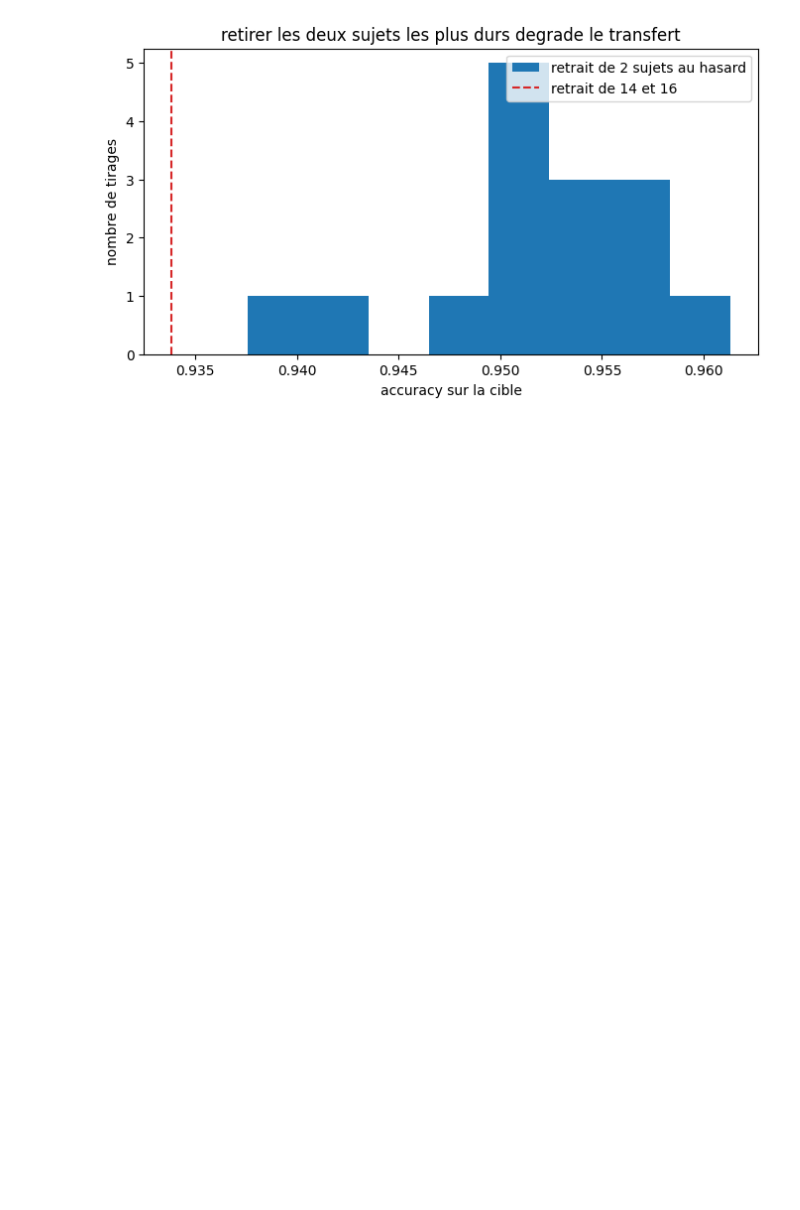
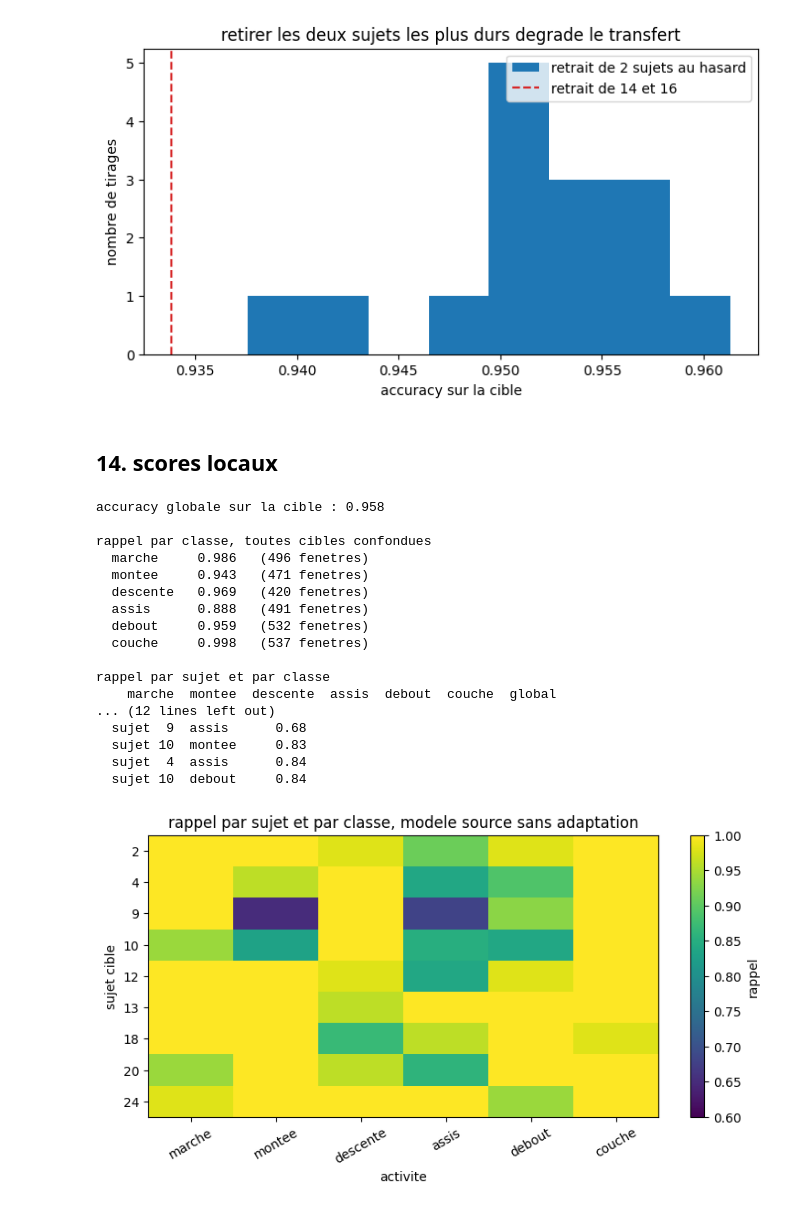
Before and after one commit to ArnaudG16/domain-adaptation-time-series, a Jupyter notebook: notebooks/har/classification_har.ipynb, the cells around one changed output. Cells and saved outputs as stored; diff of their text form; code cells hidden in the pictures; blank space fills up the shorter version.

```diff
--- a/notebooks/har/classification_har.ipynb
+++ b/notebooks/har/classification_har.ipynb
@@ -626,3 +626,64 @@ retirer 2 sujets au hasard : 0.952 en moyenne, de 0.938 a 0.961
 retirer 14 et 16           : 0.934
 tirages faisant moins bien : 0 sur 15
 [figure]
+# %% [markdown]
+## 14. scores locaux
+# %%
+activites = {1: "marche", 2: "montee", 3: "descente", 4: "assis", 5: "debout", 6: "couche"}
+
+modele_source = default_model("classification").fit(Xs, ys)
+pred_cible = modele_source.predict(Xt)
+print("accuracy globale sur la cible :", round(float((pred_cible == yt).mean()), 3))
+
+print()
+print("rappel par classe, toutes cibles confondues")
+for a in range(1, 7):
+    m = yt == a
+    print(f"  {activites[a]:10s} {float((pred_cible[m] == a).mean()):.3f}   ({int(m.sum())} fenetres)")
+
+sujets_cible = sorted(set(subj_t))
+table_classe = pd.DataFrame(index=sujets_cible, columns=[activites[a] for a in range(1, 7)], dtype=float)
+for s in sujets_cible:
+    for a in range(1, 7):
+        m = (subj_t == s) & (yt == a)
+        table_classe.loc[s, activites[a]] = round(float((pred_cible[m] == a).mean()), 2)
+table_classe["global"] = [round(float((pred_cible[subj_t == s] == yt[subj_t == s]).mean()), 3)
+                          for s in sujets_cible]
+print()
+print("rappel par sujet et par classe")
+print(table_classe.to_string())
+
+cases = sorted((table_classe.loc[s, c], s, c) for s in sujets_cible for c in table_classe.columns[:-1])
+print()
+print("les cinq cases les plus basses")
+for v, s, c in cases[:5]:
+    print(f"  sujet {s:2d}  {c:10s} {v:.2f}")
+
+plt.figure(figsize=(9, 4))
+plt.imshow(table_classe.iloc[:, :-1].to_numpy(), aspect="auto", vmin=0.6, vmax=1.0)
+plt.colorbar(label="rappel")
+plt.xticks(range(6), [activites[a] for a in range(1, 7)], rotation=30)
+plt.yticks(range(len(sujets_cible)), sujets_cible)
+plt.xlabel("activite")
+plt.ylabel("sujet cible")
+plt.title("rappel par sujet et par classe, modele source sans adaptation")
+plt.show()
+# %% [output]
+accuracy globale sur la cible : 0.958
+
+rappel par classe, toutes cibles confondues
+  marche     0.986   (496 fenetres)
+  montee     0.943   (471 fenetres)
+  descente   0.969   (420 fenetres)
+  assis      0.888   (491 fenetres)
+  debout     0.959   (532 fenetres)
+  couche     0.998   (537 fenetres)
+
+rappel par sujet et par classe
+    marche  montee  descente  assis  debout  couche  global
+... (12 lines left out)
+  sujet  9  assis      0.68
+  sujet 10  montee     0.83
+  sujet  4  assis      0.84
+  sujet 10  debout     0.84
+[figure, added]
```
Also changed, not shown: parts of 2 cells of this notebook.
